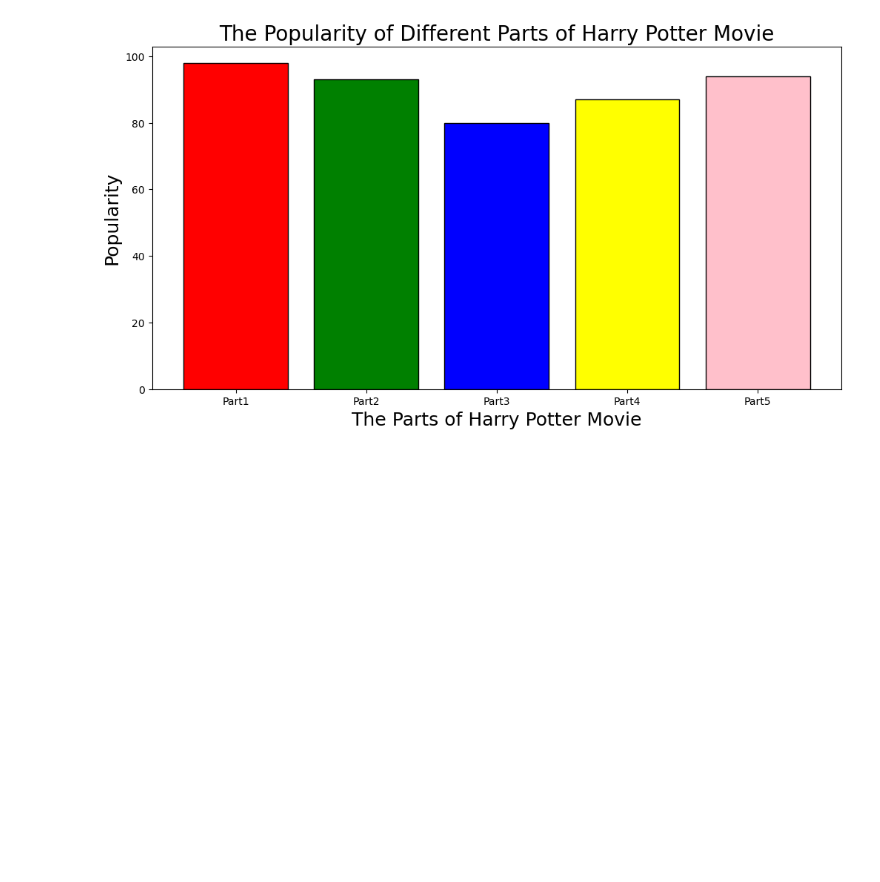
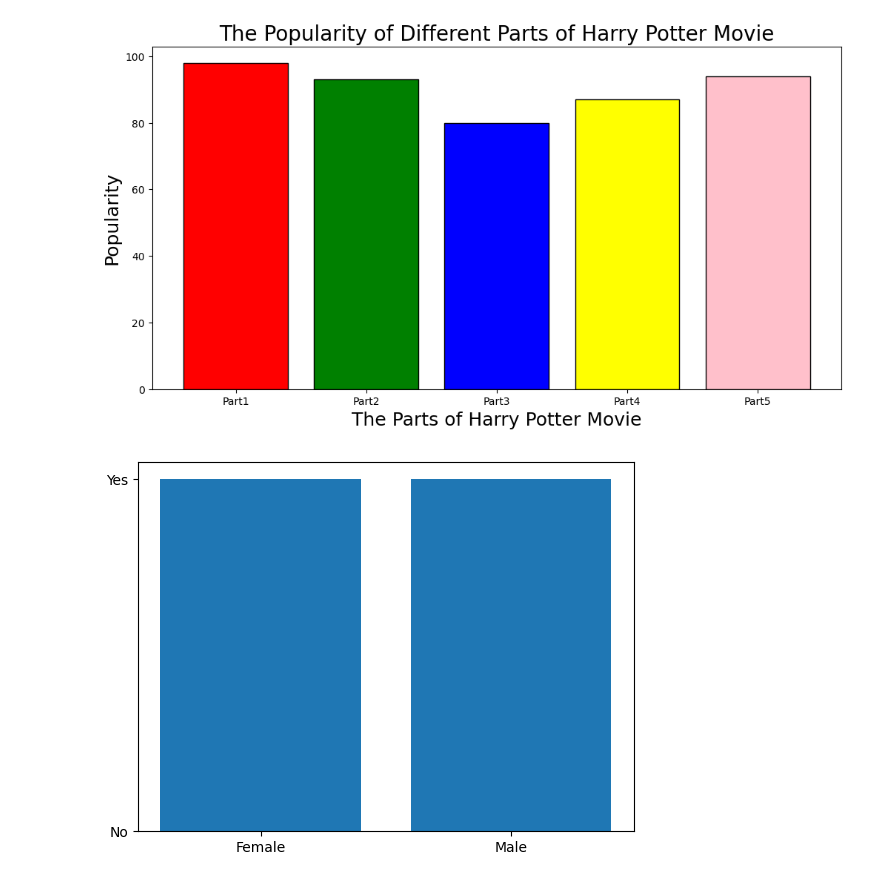
Before and after one commit to 07fahim/Python, a Jupyter notebook: Python/Matplotlib/Barplot.ipynb, the cells around one changed output. Cells and saved outputs as stored; diff of their text form; code cells hidden in the pictures; blank space fills up the shorter version.

```diff
--- a/Python/Matplotlib/Barplot.ipynb
+++ b/Python/Matplotlib/Barplot.ipynb
@@ -14,0 +17,7 @@ plt.show()
+# %%
+dataset=pd.read_csv("D:/Udemy-GenAI/tips.csv")
+dataset.head(10)
+plt.bar(dataset['sex'],dataset['smoker'])
+plt.show()
+# %% [output]
+[figure, added]
```
Also changed, not shown: parts of 1 cell of this notebook.
